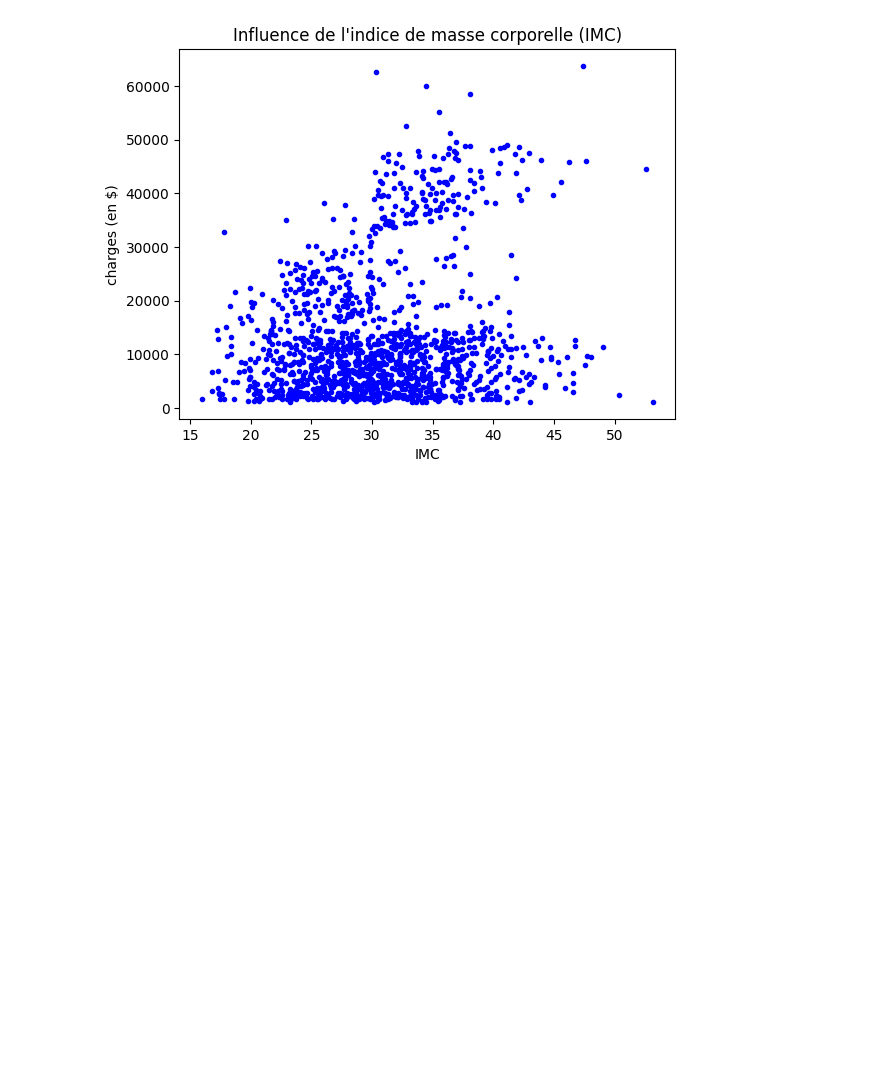
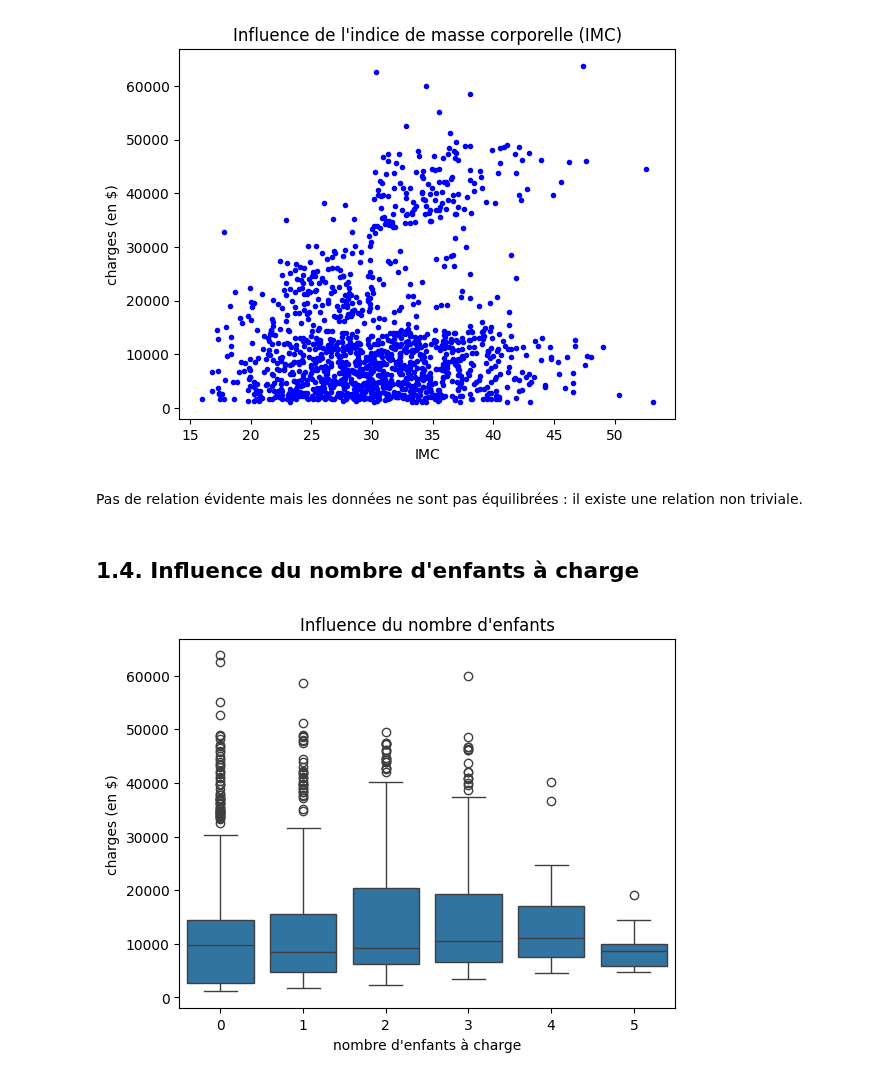
Before and after one commit to NicoCasso/Assur_aimant, a Jupyter notebook: analyse.ipynb, the cells around one changed output. Cells and saved outputs as stored; diff of their text form; code cells hidden in the pictures; blank space fills up the shorter version.

```diff
--- a/analyse.ipynb
+++ b/analyse.ipynb
@@ -72,3 +83,16 @@ plt.title("Influence de l'indice de masse corporelle (IMC)")
 plt.show()
 # %% [output]
 [figure]
+# %% [markdown]
+Pas de relation évidente mais les données ne sont pas équilibrées : il existe une relation non triviale.
+# %% [markdown]
+##  1.4. Influence du nombre d'enfants à charge
+# %%
+#Colonne children (index = 3)
+plt.xlabel("nombre d'enfants à charge") # index = 3
+plt.ylabel("charges (en $)") # index = 6
+sns.boxplot(x=df['children'], y=df['charges'])
+plt.title("Influence du nombre d'enfants")
+plt.show()
+# %% [output]
+[figure, added]
```
Also changed, not shown: parts of 21 cells of this notebook.
